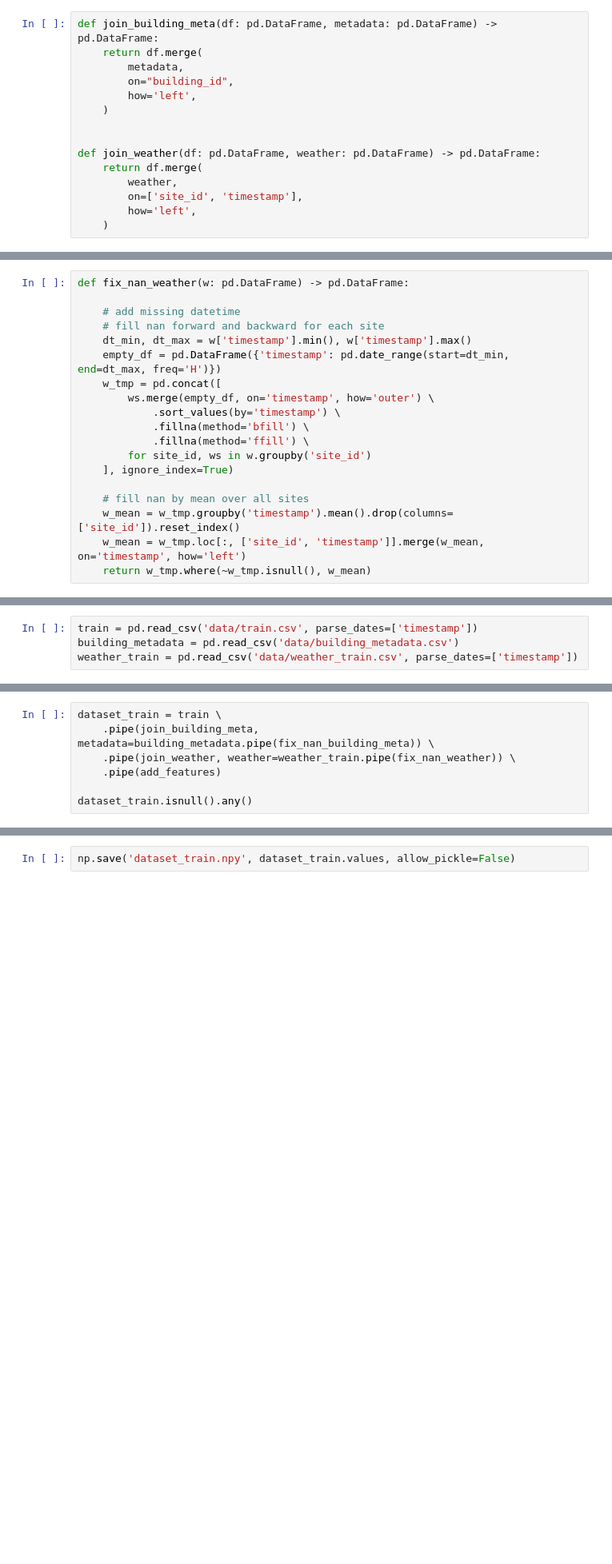
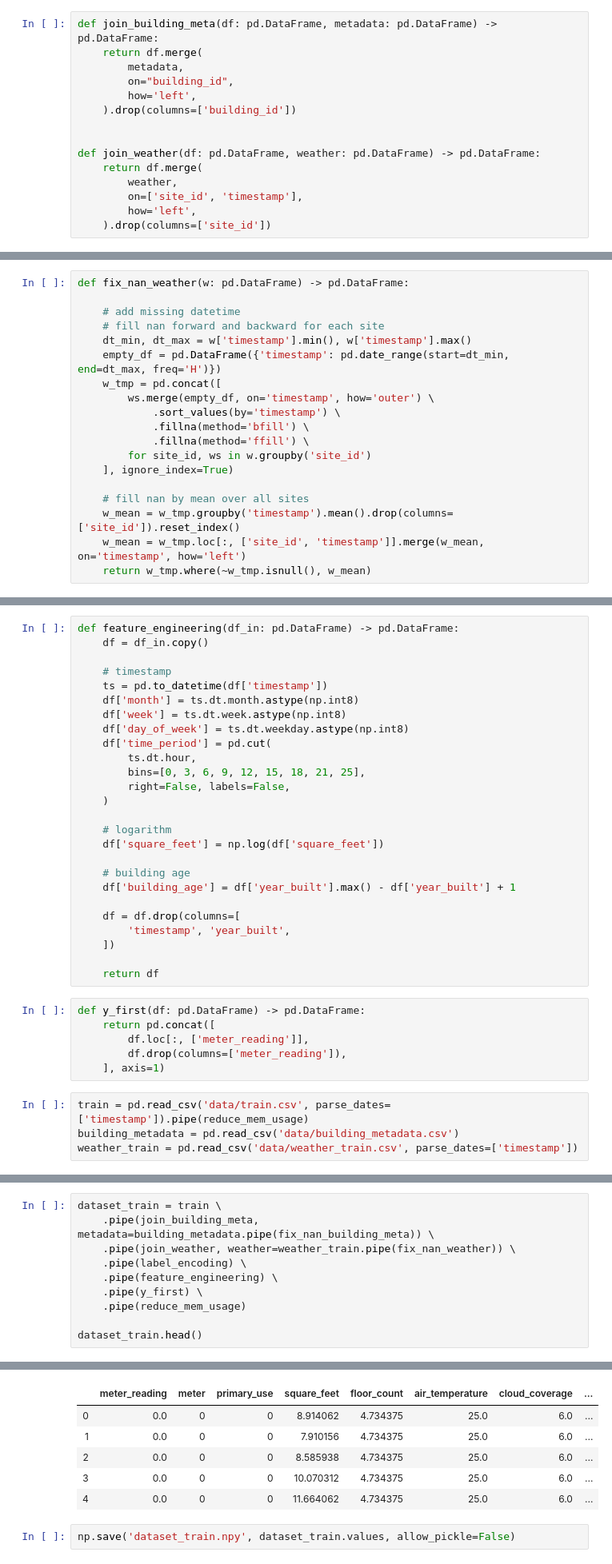
Before and after one commit to ytkj/ashrae-energy-prediction, a Jupyter notebook: preprocess.ipynb, the cells around one changed output, grey strips where cells are left out. Shown: that part at 80% size. Saved outputs shown, nothing was run; the diff lists cells and outputs as text; blank space fills up the shorter version.

Commit message:
label encoding and basic feature engineering.

```diff
--- a/preprocess.ipynb
+++ b/preprocess.ipynb
@@ -23,7 +58,7 @@ def join_building_meta(df: pd.DataFrame, metadata: pd.DataFrame) -> pd.DataFrame
         metadata,
         on="building_id",
         how='left',
-    )
+    ).drop(columns=['building_id'])
 
 
 def join_weather(df: pd.DataFrame, weather: pd.DataFrame) -> pd.DataFrame:
@@ -31,7 +66,7 @@ def join_weather(df: pd.DataFrame, weather: pd.DataFrame) -> pd.DataFrame:
         weather,
         on=['site_id', 'timestamp'],
         how='left',
-    )
+    ).drop(columns=['site_id'])
 # %%
 def filler_factory(metadata: pd.DataFrame):
     columns = ['year_built', 'floor_count']
@@ -124,4 +151,36 @@ def add_features(df_in: pd.DataFrame) -> pd.DataFrame:
+# %%
+def feature_engineering(df_in: pd.DataFrame) -> pd.DataFrame:
+    df = df_in.copy()
+
+    # timestamp
+    ts = pd.to_datetime(df['timestamp'])
+    df['month'] = ts.dt.month.astype(np.int8)
+    df['week'] = ts.dt.week.astype(np.int8)
+    df['day_of_week'] = ts.dt.weekday.astype(np.int8)
+    df['time_period'] = pd.cut(
+        ts.dt.hour,
+        bins=[0, 3, 6, 9, 12, 15, 18, 21, 25],
+        right=False, labels=False,
+    )
+
+    # logarithm
+    df['square_feet'] = np.log(df['square_feet'])
+
+    # building age
+    df['building_age'] = df['year_built'].max() - df['year_built'] + 1
+
+    df = df.drop(columns=[
+        'timestamp', 'year_built',
+    ])
+
+    return df
+# %%
+def y_first(df: pd.DataFrame) -> pd.DataFrame:
+    return pd.concat([
+        df.loc[:, ['meter_reading']],
+        df.drop(columns=['meter_reading']),
+    ], axis=1)
 # %%
-train = pd.read_csv('data/train.csv', parse_dates=['timestamp'])
+train = pd.read_csv('data/train.csv', parse_dates=['timestamp']).pipe(reduce_mem_usage)
 building_metadata = pd.read_csv('data/building_metadata.csv')
 weather_train = pd.read_csv('data/weather_train.csv', parse_dates=['timestamp'])
@@ -129,7 +195,10 @@ weather_train = pd.read_csv('data/weather_train.csv', parse_dates=['timestamp'])
 dataset_train = train \
     .pipe(join_building_meta, metadata=building_metadata.pipe(fix_nan_building_meta)) \
     .pipe(join_weather, weather=weather_train.pipe(fix_nan_weather)) \
-    .pipe(add_features)
+    .pipe(label_encoding) \
+    .pipe(feature_engineering) \
+    .pipe(y_first) \
+    .pipe(reduce_mem_usage)
 
-dataset_train.isnull().any()
+dataset_train.head()
 # %% [output]
@@ -153,3 +206,9 @@ dtype: bool
+|  | meter_reading | meter | primary_use | square_feet | floor_count | air_temperature | cloud_coverage | ... |
+| 0 | 0.0 | 0 | 0 | 8.914062 | 4.734375 | 25.0 | 6.0 | ... |
+| 1 | 0.0 | 0 | 0 | 7.910156 | 4.734375 | 25.0 | 6.0 | ... |
+| 2 | 0.0 | 0 | 0 | 8.585938 | 4.734375 | 25.0 | 6.0 | ... |
+| 3 | 0.0 | 0 | 0 | 10.070312 | 4.734375 | 25.0 | 6.0 | ... |
+| 4 | 0.0 | 0 | 0 | 11.664062 | 4.734375 | 25.0 | 6.0 | ... |
 # %%
 np.save('dataset_train.npy', dataset_train.values, allow_pickle=False)
 # %%
```
Also changed, not shown: parts of 10 cells of this notebook, 1 other file.
